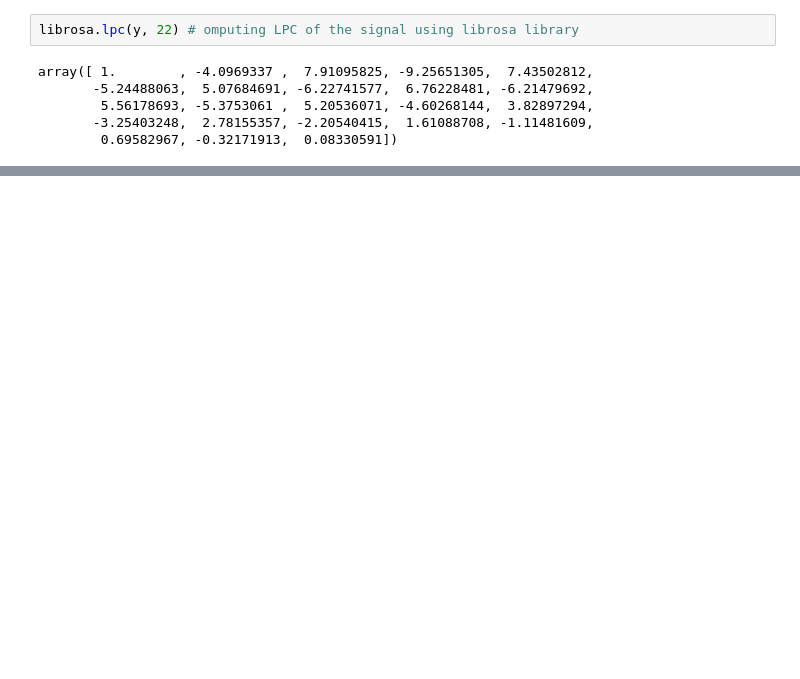
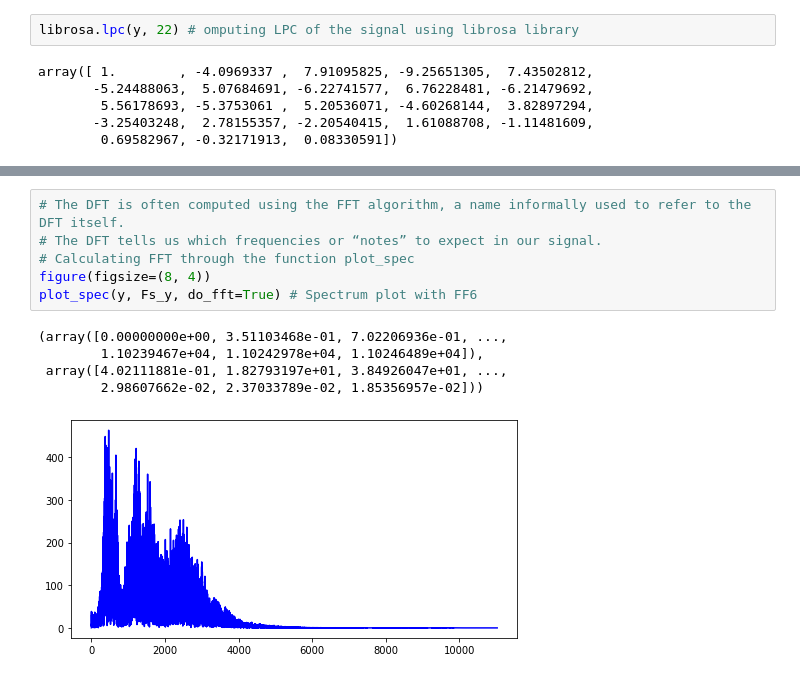
Before and after one commit to kenanmorani/Speech_Signal_Processing_idu, a Jupyter notebook: LPC analysis.ipynb, the cells around one changed output, grey strips where cells are left out. Saved outputs shown, nothing was run; the diff lists cells and outputs as text; blank space fills up the shorter version.

```diff
--- a/LPC analysis.ipynb
+++ b/LPC analysis.ipynb
@@ -114,0 +110,12 @@ array([ 1.        , -4.0969337 ,  7.91095825, -9.25651305,  7.43502812,
+# %%
+# The DFT is often computed using the FFT algorithm, a name informally used to refer to the DFT itself.
+# The DFT tells us which frequencies or “notes” to expect in our signal.
+# Calculating FFT through the function plot_spec
+figure(figsize=(8, 4))
+plot_spec(y, Fs_y, do_fft=True) # Spectrum plot with FF6
+# %% [output]
+(array([0.00000000e+00, 3.51103468e-01, 7.02206936e-01, ...,
+        1.10239467e+04, 1.10242978e+04, 1.10246489e+04]),
+ array([4.02111881e-01, 1.82793197e+01, 3.84926047e+01, ...,
+        2.98607662e-02, 2.37033789e-02, 1.85356957e-02]))
+[figure, added]
```
Also changed, not shown: parts of 14 cells of this notebook.
